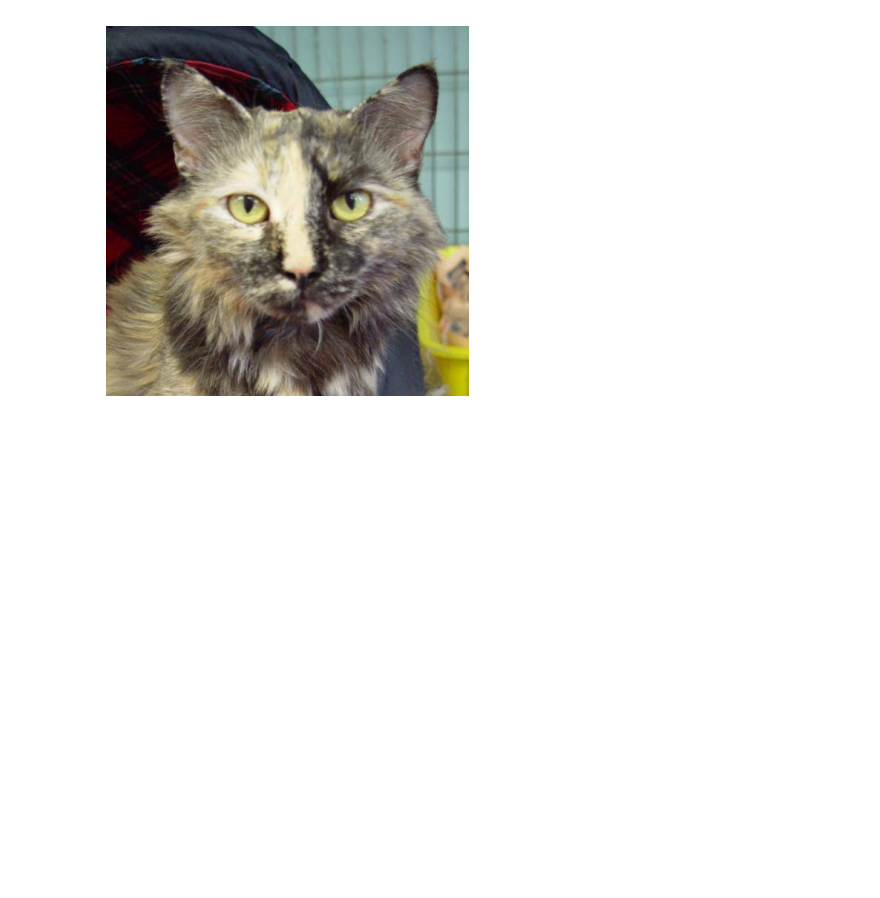
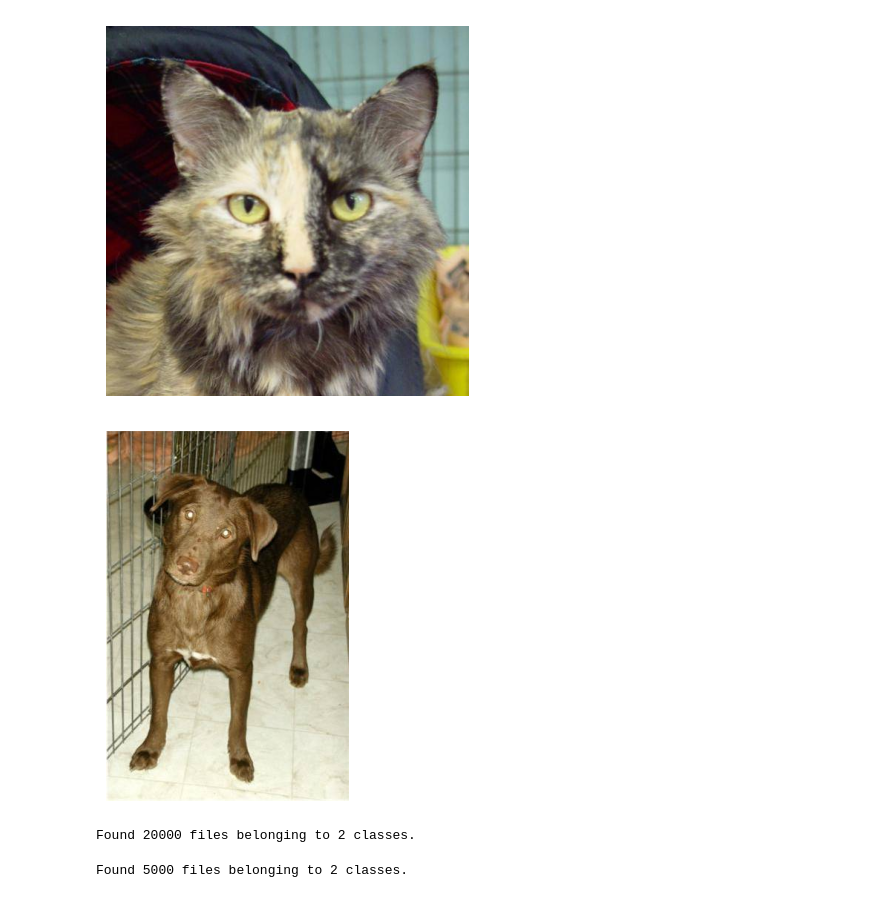
Before and after one commit to deepraj16/100-days-of-deep-learning, a Jupyter notebook: day22(Dog vs cat).ipynb, the cells around one changed output. Drawn from its saved outputs; the diff is of its cells as text; code cells hidden in the pictures; blank space fills up the shorter version.

```diff
--- a/day22(Dog vs cat).ipynb
+++ b/day22(Dog vs cat).ipynb
@@ -44,0 +42,31 @@ img2=cv2.imread("")
+# %%
+img2=cv2.imread("/content/train/dogs/dog.1.jpg")
+img_rgb2=cv2.cvtColor(img2,cv2.COLOR_BGR2RGB)
+plt.imshow(img_rgb2)
+plt.axis('off')
+plt.show()
+# %% [output]
+[figure, added]
+# %%
+# Genrator in  keras
+train_ds=keras.utils.image_dataset_from_directory(
+    directory='/content/train',
+    labels='inferred',
+    label_mode='int',
+    batch_size=32,
+    image_size=(256, 256)
+)
+
+# image preprocessing of data for working Normaliton or converting into batches
+# %% [output]
+Found 20000 files belonging to 2 classes.
+# %%
+validation_ds=keras.utils.image_dataset_from_directory(
+    directory='/content/test',
+    labels='inferred',
+    label_mode ='int',
+    batch_size=32,
+    image_size=(256, 256)
+)
+# %% [output]
+Found 5000 files belonging to 2 classes.
```
Also changed, not shown: parts of 6 cells of this notebook.
